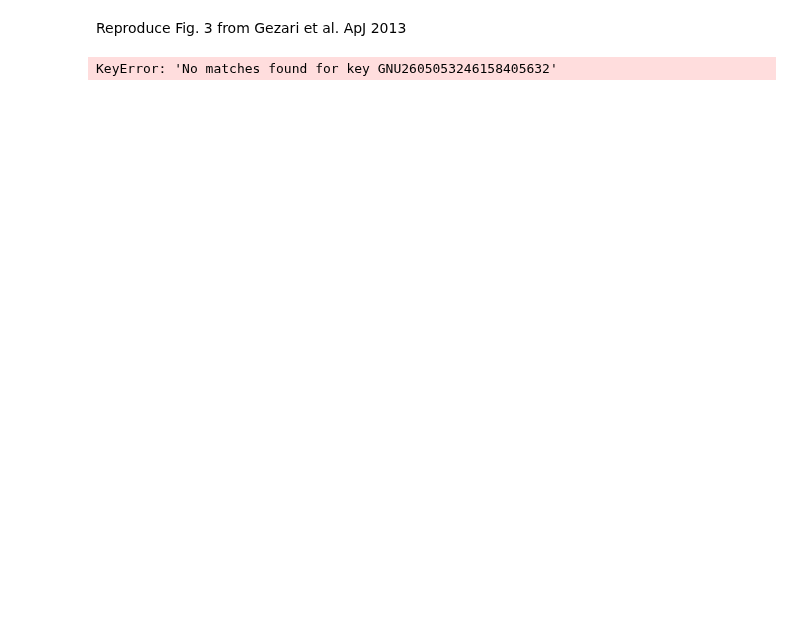
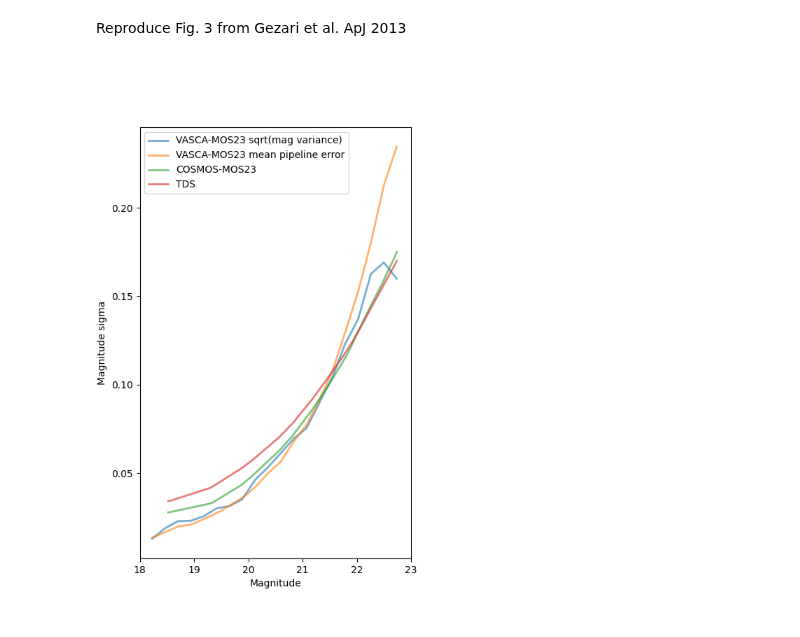
Before and after one commit to rbuehler/vasca, a Jupyter notebook: vasca/examples/vasca_pipe_result_analysis.ipynb, the cells around one changed output. Saved outputs shown, nothing was run; the diff lists cells and outputs as text; code cells hidden in the pictures; blank space fills up the shorter version.

```diff
--- a/vasca/examples/vasca_pipe_result_analysis.ipynb
+++ b/vasca/examples/vasca_pipe_result_analysis.ipynb
@@ -176,34 +177,34 @@ Reproduce Fig. 3 from Gezari et al. ApJ 2013
 # %%
 #Source selection
 sel_cpval = rg.tt_sources["flux_cpval"]>0.01
-rg.tt_fields.add_index("field_id")
-fd = rg.tt_fields.loc["field_id", "GNU2605053246158405632"]
-sel_field = rg.tt_sources["rg_fd_id"]==fd["rg_fd_id"]
+#rg.tt_fields.add_index("field_id")
+#fd = rg.tt_fields.loc["field_id", "GNU2605053246158405632"]
+#sel_field = rg.tt_sources["rg_fd_id"]==fd["rg_fd_id"]
 sel_ndet = rg.tt_sources["nr_det"]>10
-sel_all = sel_cpval*sel_ndet*sel_field
+sel_all = sel_cpval*sel_ndet#*sel_field
 
 mag_var_hist, var_bins = np.histogram(rg.tt_sources["mag_mean"][sel_all], bins=20, density=False, weights = np.sqrt(rg.tt_sources["mag_var"][sel_all]))
 mag_err_hist, var_bins = np.histogram(rg.tt_sources["mag_mean"][sel_all], bins=20, density=False, weights = rg.tt_sources["mag_err_mean"][sel_all])
 mag_var_entries, bins = np.histogram(rg.tt_sources["mag_mean"][sel_all], bins=var_bins, density=False)
 var_bins_mean = (var_bins[:-1]+var_bins[1:])/2.
 
 #Get TDS Fig 3 data
 tt_tds= Table.read("./TDS-ApJ_766_60/GezariApJ2013_TDS_Fig3.csv")
 
 #Plot
 fig_mag_var = plt.figure(figsize=(5, 8))
 plt.plot(var_bins_mean , mag_var_hist/mag_var_entries ,lw=2, alpha=0.6, label="VASCA-MOS23 sqrt(mag variance)")
 plt.plot(var_bins_mean , mag_err_hist/mag_var_entries ,lw=2, alpha=0.6, label="VASCA-MOS23 mean pipeline error")
 plt.plot(tt_tds["mag"] , tt_tds["MOS23"] ,lw=2, alpha=0.6, label="COSMOS-MOS23")
 plt.plot(tt_tds["mag"] , tt_tds["TDS"] ,lw=2, alpha=0.6, label="TDS")
 plt.xlabel("Magnitude")
 plt.ylabel("Magnitude sigma")
 plt.legend()
 plt.xlim([18, 23])
 fig_mag_var.savefig("./vasca_pipeline/"+region_name+"/vasca_"+region_name+"_mag_err.png")
 #plt.semilogy()
 # %% [output]
-KeyError: 'No matches found for key GNU2605053246158405632'
+[figure, added]
 # %%
 #Source selection
 sel_cpval = rg.tt_sources["flux_cpval"]>0.01
```
Also changed, not shown: parts of 8 cells of this notebook, 3 other files.
